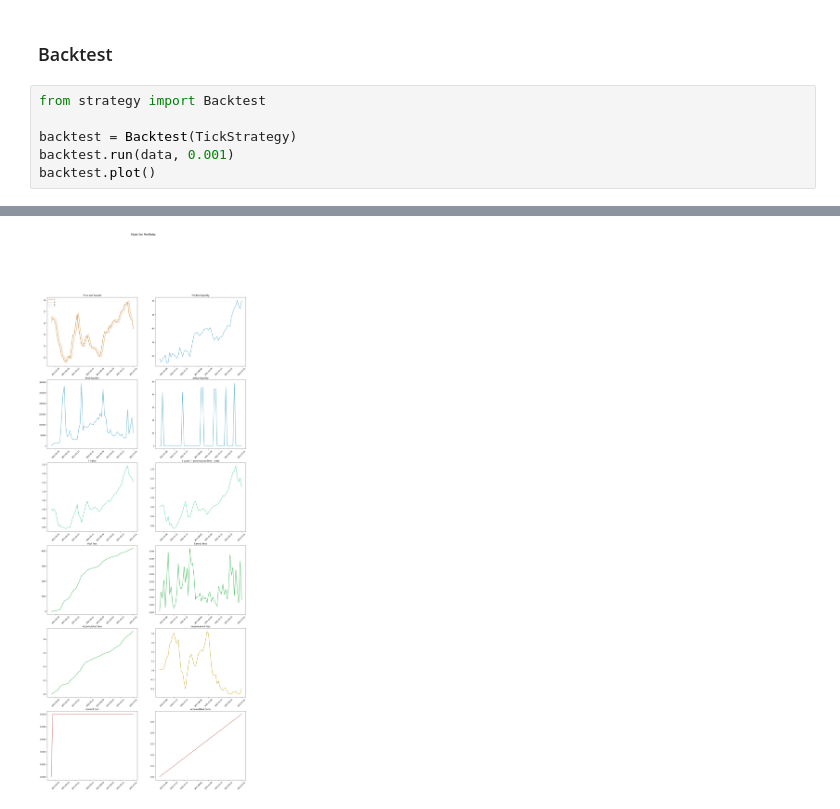
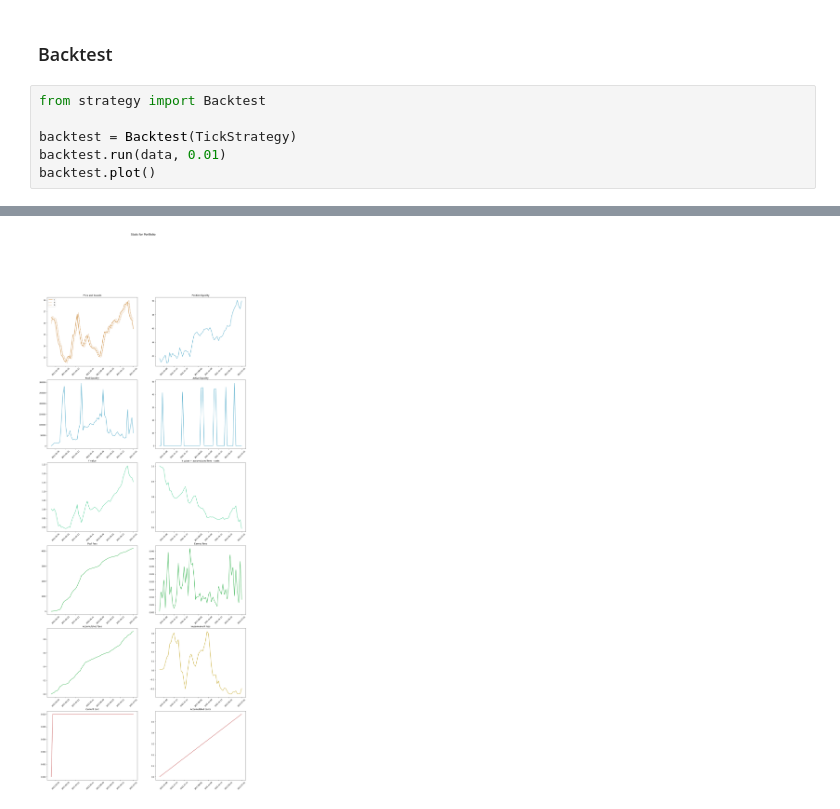
Before and after one commit to mellow-finance/mellow-strategy-sdk, a Jupyter notebook: examples/tick.ipynb, the cells around one changed output, grey strips where cells are left out. Saved outputs shown, nothing was run; the diff lists cells and outputs as text.

```diff
--- a/examples/tick.ipynb
+++ b/examples/tick.ipynb
@@ -70,6 +70,6 @@ class TickStrategy(AbstractStrategy):
 from strategy import Backtest
 
 backtest = Backtest(TickStrategy)
-backtest.run(data, 0.001)
+backtest.run(data, 0.01)
 backtest.plot()
 # %% [output]
@@ -93 +76 @@ backtest.plot()
-[figure, old version]
+[figure, new version]
```
Also changed, not shown: parts of 3 cells of this notebook, 3 other files.
